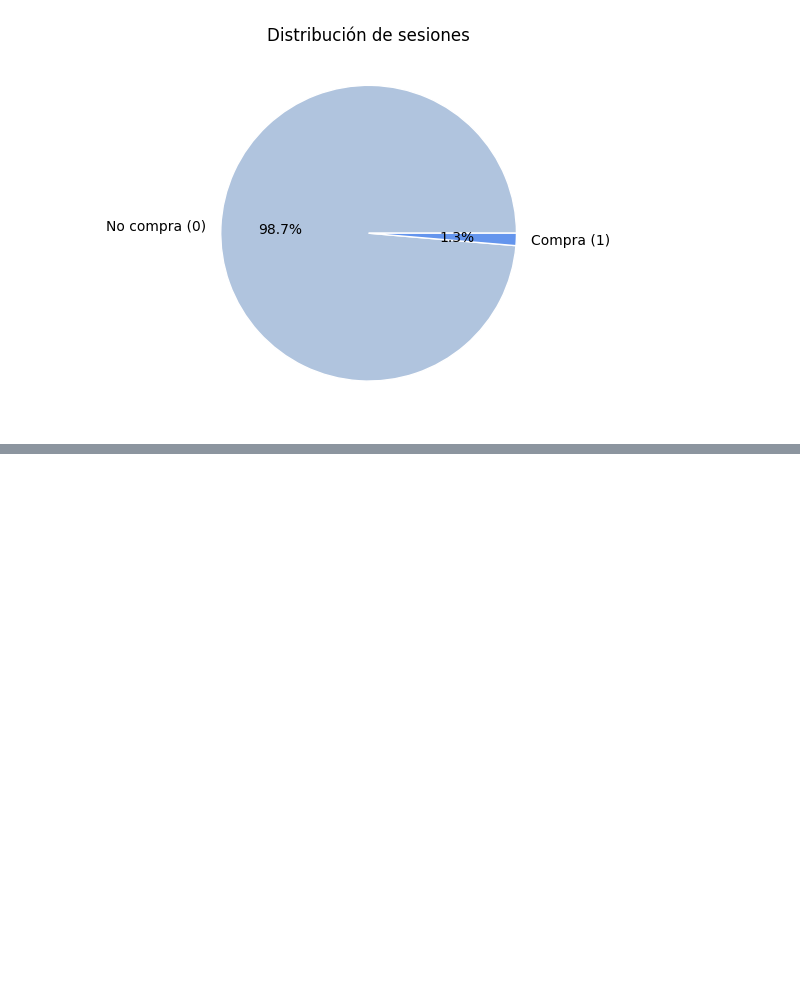
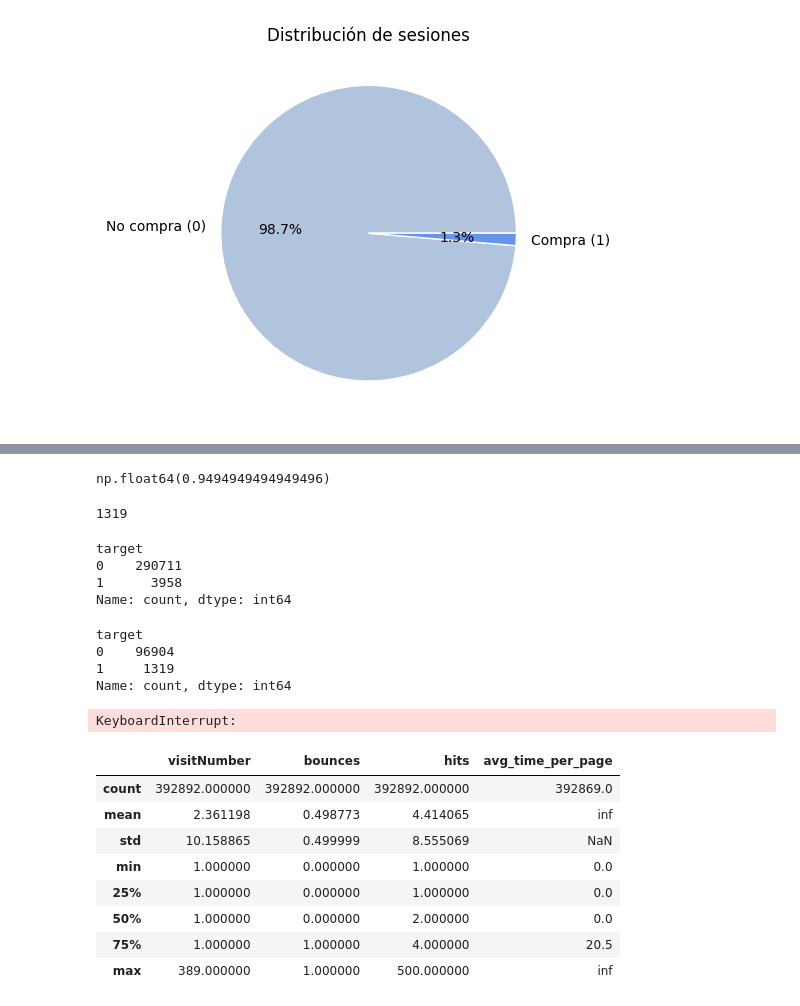
Before and after one commit to DavidGuzzi/Python-Projects, a Jupyter notebook: monks.ipynb, the cells around one changed output, grey strips where cells are left out. Drawn from its saved outputs; the diff is of its cells as text; code cells hidden in the pictures; blank space fills up the shorter version.

```diff
--- a/monks.ipynb
+++ b/monks.ipynb
@@ -42,6 +42,14 @@ df[df.duplicated()]
 # Se ajuta forma de fechas.
 df['date'] = pd.to_datetime(df['date'], format='%Y%m%d')
 df['month'] = df['date'].dt.month
+
+df['bounces'] = df['bounces'].fillna(0).astype(int)
+df['pageviews'] = df['pageviews'].fillna(0).astype(int)
+df['transactionRevenue'] = df['transactionRevenue'].fillna(0).astype(float)
+df['transactions'] = df['transactions'].fillna(0).astype(float)
+
+df['timeOnSite_m'] = (df['timeOnSite'] / 60).astype(float)
+df['target'] = np.where(df['transactions'] > 0, 1, 0)
 # %%
 # Se determina rango de tiempo contemplado.
 date = df['date'].dt.date
@@ -584,0 +888,57 @@ df[df['target']==1].groupby('month').agg({'transactions':'sum'}).plot()
+# %%
+best_threshold
+# %% [output]
+np.float64(0.9494949494949496)
+# %%
+55+1264
+# %% [output]
+1319
+# %%
+y_train.value_counts()
+# %% [output]
+target
+0    290711
+1      3958
+Name: count, dtype: int64
+# %%
+y_test.value_counts()
+# %% [output]
+target
+0    96904
+1     1319
+Name: count, dtype: int64
+# %%
+from sklearn.model_selection import GridSearchCV
+from sklearn.pipeline import Pipeline
+from sklearn.linear_model import LogisticRegression
+
+pipe = Pipeline([
+    ('preprocess', preprocessor),
+    ('clf', LogisticRegression(class_weight='balanced', max_iter=1000))
+])
+
+param_grid = {
+    'clf__C': [0.01, 0.1, 1, 10, 100],
+    'clf__penalty': ['l2'],
+    'clf__solver': ['lbfgs', 'saga']
+}
+
+grid_search = GridSearchCV(pipe, param_grid, cv=5, scoring='f1', n_jobs=-1)
+grid_search.fit(X_train, y_train)
+
+print("Mejores hiperparámetros:", grid_search.best_params_)
+print("Mejor F1 score en validación cruzada:", grid_search.best_score_)
+# %% [output]
+KeyboardInterrupt:
+# %%
+X.describe()
+# %% [output]
+|  | visitNumber | bounces | hits | avg_time_per_page |
+| count | 392892.000000 | 392892.000000 | 392892.000000 | 392869.0 |
+| mean | 2.361198 | 0.498773 | 4.414065 | inf |
+| std | 10.158865 | 0.499999 | 8.555069 | NaN |
+| min | 1.000000 | 0.000000 | 1.000000 | 0.0 |
+| 25% | 1.000000 | 0.000000 | 1.000000 | 0.0 |
+| 50% | 1.000000 | 0.000000 | 2.000000 | 0.0 |
+| 75% | 1.000000 | 1.000000 | 4.000000 | 20.5 |
+| max | 389.000000 | 1.000000 | 500.000000 | inf |
```
Also changed, not shown: parts of 23 cells of this notebook, 2 other files.
